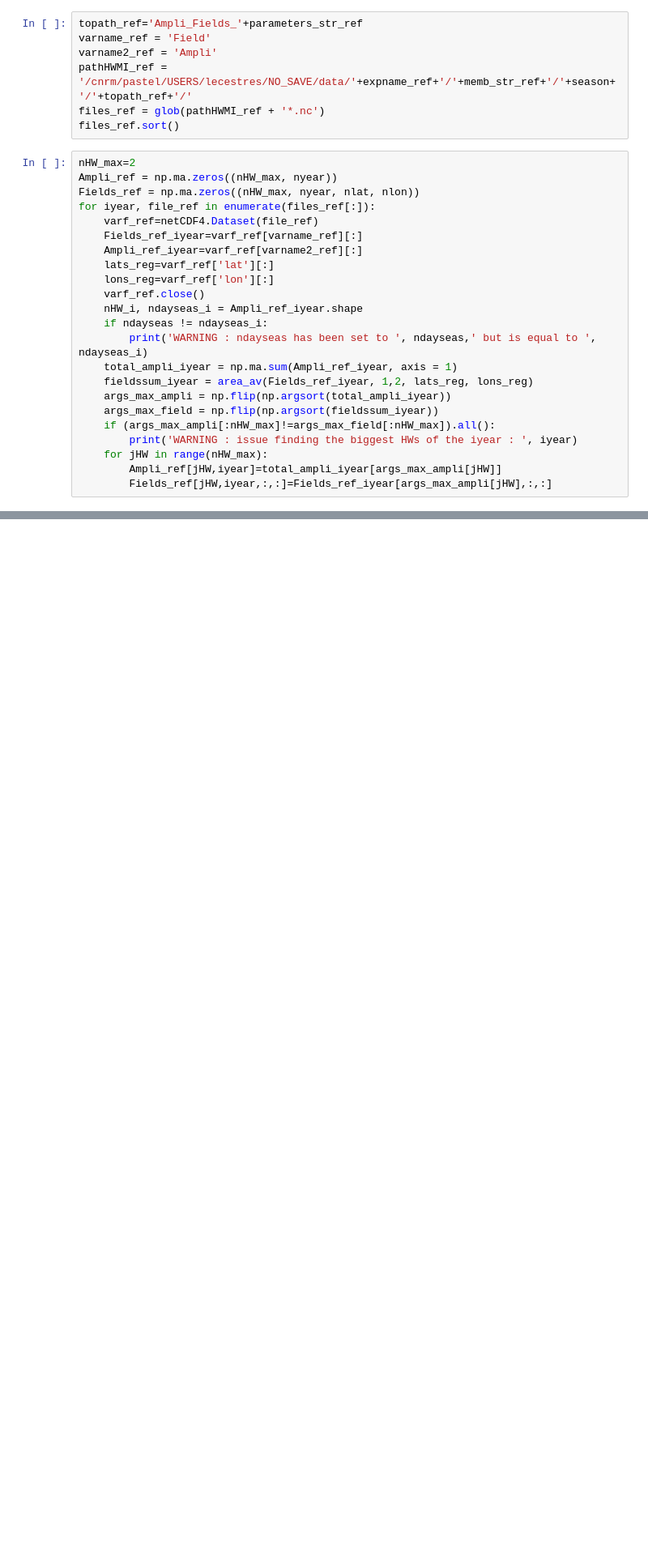
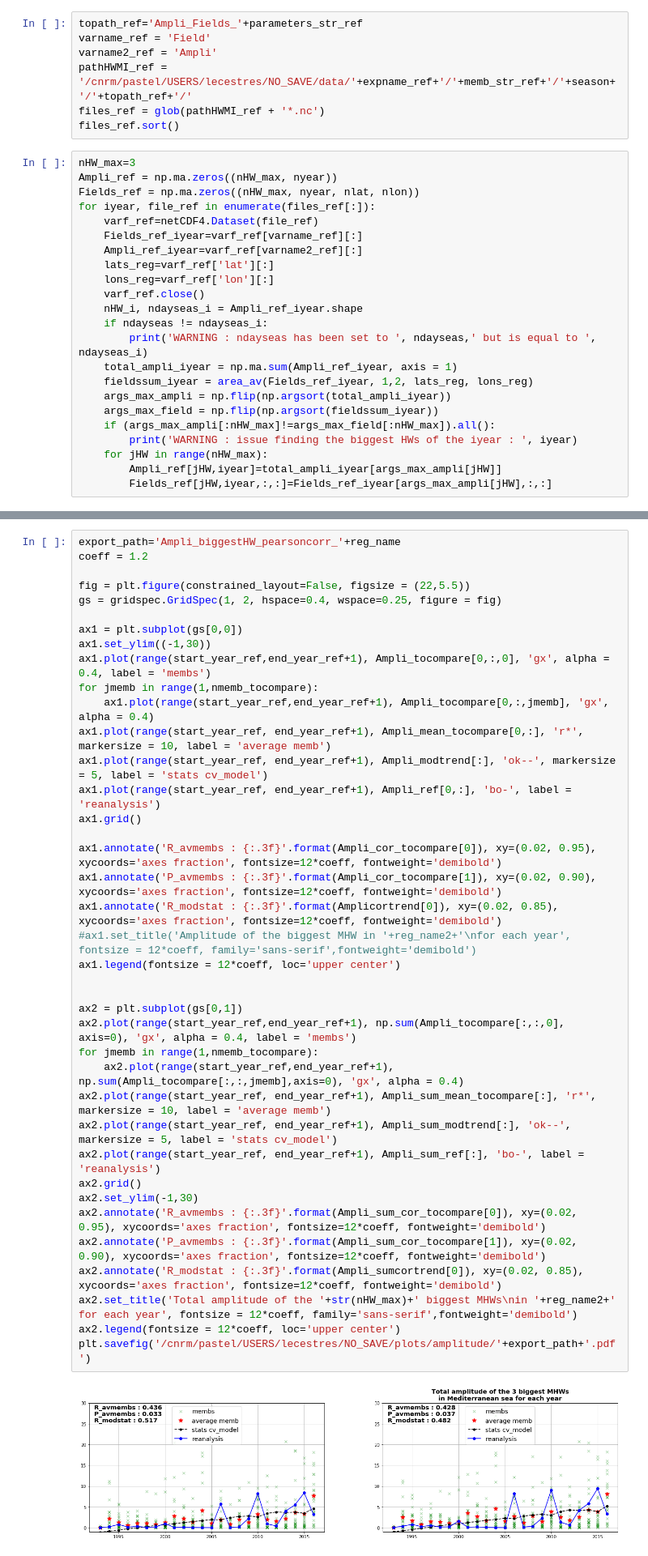
Before and after one commit to vtorralb/Heatwaves, a Jupyter notebook: Skills_amplitude.ipynb, the cells around one changed output, grey strips where cells are left out. Shown at 81% size. Saved outputs shown, nothing was run; the diff lists cells and outputs as text; blank space fills up the shorter version.

```diff
--- a/Skills_amplitude.ipynb
+++ b/Skills_amplitude.ipynb
@@ -163,7 +238,7 @@ pathHWMI_ref = '/cnrm/pastel/USERS/lecestres/NO_SAVE/data/'+expname_ref+'/'+memb
 files_ref = glob(pathHWMI_ref + '*.nc')
 files_ref.sort()
 # %%
-nHW_max=2
+nHW_max=3
 Ampli_ref = np.ma.zeros((nHW_max, nyear))
 Fields_ref = np.ma.zeros((nHW_max, nyear, nlat, nlon))
 for iyear, file_ref in enumerate(files_ref[:]):
@@ -242 +362,42 @@ WARNING : issue finding the biggest HWs of the iyear, jmemb :  7 23
+# %%
+export_path='Ampli_biggestHW_pearsoncorr_'+reg_name
+coeff = 1.2
+
+fig = plt.figure(constrained_layout=False, figsize = (22,5.5))
+gs = gridspec.GridSpec(1, 2, hspace=0.4, wspace=0.25, figure = fig)
+
+ax1 = plt.subplot(gs[0,0])
+ax1.set_ylim((-1,30))
+ax1.plot(range(start_year_ref,end_year_ref+1), Ampli_tocompare[0,:,0], 'gx', alpha = 0.4, label = 'membs')
+for jmemb in range(1,nmemb_tocompare):
+    ax1.plot(range(start_year_ref,end_year_ref+1), Ampli_tocompare[0,:,jmemb], 'gx', alpha = 0.4)
+ax1.plot(range(start_year_ref, end_year_ref+1), Ampli_mean_tocompare[0,:], 'r*', markersize = 10, label = 'average memb')
+ax1.plot(range(start_year_ref, end_year_ref+1), Ampli_modtrend[:], 'ok--', markersize = 5, label = 'stats cv_model')
+ax1.plot(range(start_year_ref, end_year_ref+1), Ampli_ref[0,:], 'bo-', label = 'reanalysis')
+ax1.grid()
+
+ax1.annotate('R_avmembs : {:.3f}'.format(Ampli_cor_tocompare[0]), xy=(0.02, 0.95), xycoords='axes fraction', fontsize=12*coeff, fontweight='demibold')
+ax1.annotate('P_avmembs : {:.3f}'.format(Ampli_cor_tocompare[1]), xy=(0.02, 0.90), xycoords='axes fraction', fontsize=12*coeff, fontweight='demibold')
+ax1.annotate('R_modstat : {:.3f}'.format(Amplicortrend[0]), xy=(0.02, 0.85), xycoords='axes fraction', fontsize=12*coeff, fontweight='demibold')
+#ax1.set_title('Amplitude of the biggest MHW in '+reg_name2+'\nfor each year', fontsize = 12*coeff, family='sans-serif',fontweight='demibold')
+ax1.legend(fontsize = 12*coeff, loc='upper center')
+
+
+ax2 = plt.subplot(gs[0,1])
+ax2.plot(range(start_year_ref,end_year_ref+1), np.sum(Ampli_tocompare[:,:,0], axis=0), 'gx', alpha = 0.4, label = 'membs')
+for jmemb in range(1,nmemb_tocompare):
+    ax2.plot(range(start_year_ref,end_year_ref+1), np.sum(Ampli_tocompare[:,:,jmemb],axis=0), 'gx', alpha = 0.4)
+ax2.plot(range(start_year_ref, end_year_ref+1), Ampli_sum_mean_tocompare[:], 'r*', markersize = 10, label = 'average memb')
+ax2.plot(range(start_year_ref, end_year_ref+1), Ampli_sum_modtrend[:], 'ok--', markersize = 5, label = 'stats cv_model')
+ax2.plot(range(start_year_ref, end_year_ref+1), Ampli_sum_ref[:], 'bo-', label = 'reanalysis')
+ax2.grid()
+ax2.set_ylim(-1,30)
+ax2.annotate('R_avmembs : {:.3f}'.format(Ampli_sum_cor_tocompare[0]), xy=(0.02, 0.95), xycoords='axes fraction', fontsize=12*coeff, fontweight='demibold')
+ax2.annotate('P_avmembs : {:.3f}'.format(Ampli_sum_cor_tocompare[1]), xy=(0.02, 0.90), xycoords='axes fraction', fontsize=12*coeff, fontweight='demibold')
+ax2.annotate('R_modstat : {:.3f}'.format(Ampli_sumcortrend[0]), xy=(0.02, 0.85), xycoords='axes fraction', fontsize=12*coeff, fontweight='demibold')
+ax2.set_title('Total amplitude of the '+str(nHW_max)+' biggest MHWs\nin '+reg_name2+' for each year', fontsize = 12*coeff, family='sans-serif',fontweight='demibold')
+ax2.legend(fontsize = 12*coeff, loc='upper center')
+plt.savefig('/cnrm/pastel/USERS/lecestres/NO_SAVE/plots/amplitude/'+export_path+'.pdf')
+# %% [output]
+[figure, added]
 # %%
```
Also changed, not shown: parts of 19 cells of this notebook, 9 other files.
